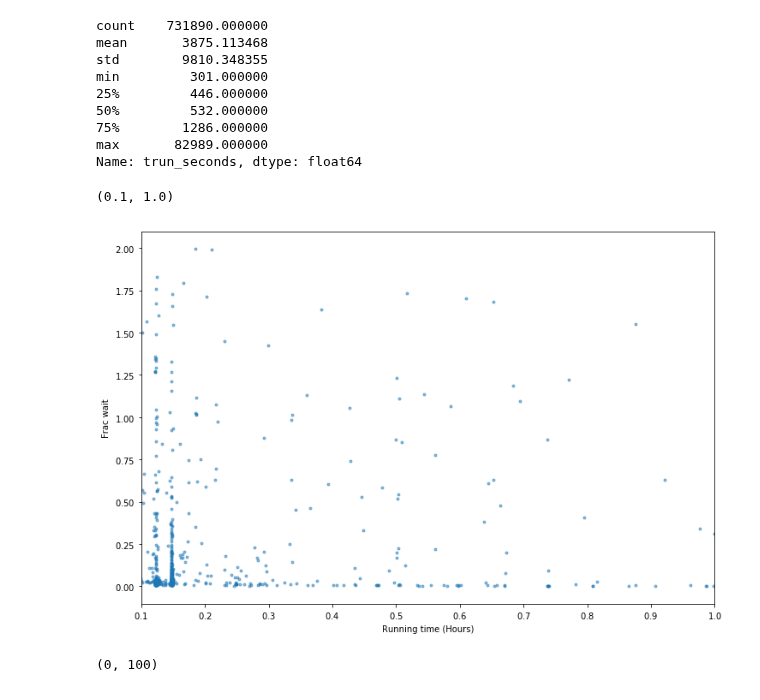
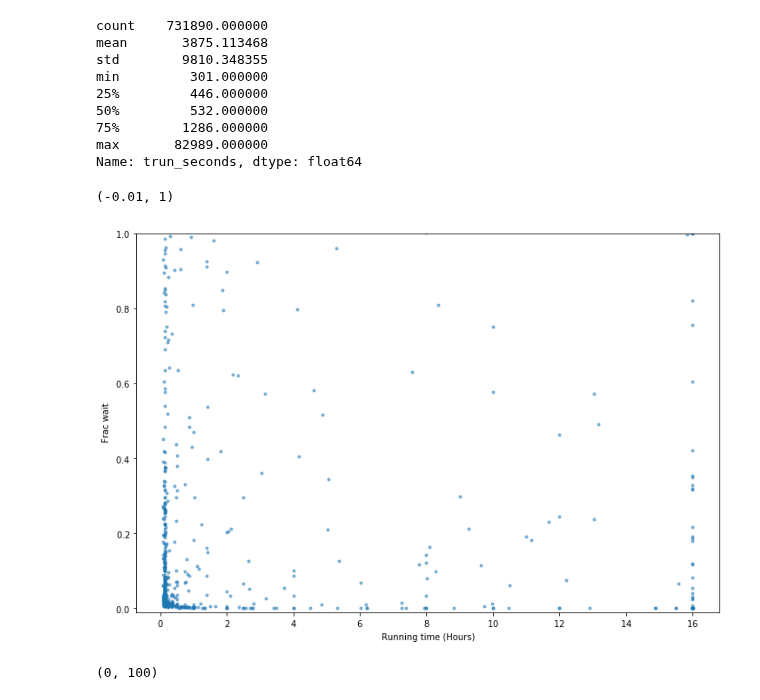
Before and after one commit to prateek-s/scispot, a Jupyter notebook: data/hpc-job-wait-times.ipynb, the cells around one changed output. Drawn from its saved outputs; the diff is of its cells as text; code cells hidden in the pictures.

```diff
--- a/data/hpc-job-wait-times.ipynb
+++ b/data/hpc-job-wait-times.ipynb
@@ -106,8 +106,10 @@ plt.scatter(X,Y)
 [figure]
 # %%
 cdf = df[df['job_status']=='COMPLETED']
+# %%
+cdf = df
 # %%
-cdf = cdf[cdf['twait_seconds']/cdf['trun_seconds'] < 2.0]
+#cdf = cdf[cdf['twait_seconds']/cdf['trun_seconds'] < 2.0]
 # %%
 cdf = cdf[cdf['trun_seconds'] != 0]
 # %%
@@ -168,15 +170,15 @@ import numpy as np
 # %%
 sampled_cdf = cdf.sample(1000)
 fig, ax = plt.subplots()
 
 fig.set_size_inches((12,8))
-ax.scatter(sampled_cdf['trun_seconds']/3600.0, sampled_cdf['twait_seconds']/sampled_cdf['trun_seconds'],marker='.',alpha=0.5)
+ax.scatter(sampled_cdf['trun_seconds']/3600.0, sampled_cdf['twait_seconds']/sampled_cdf['trun_seconds'], marker='.',alpha=0.5)
 ax.set_xlabel("Running time (Hours)")
 ax.set_ylabel("Frac wait")
-ax.set_xlim((0.1,1.0))
+ax.set_ylim((-0.01,1))
 # %% [output]
-(0.1, 1.0)
+(-0.01, 1)
-[figure, old version]
+[figure, new version]
 # %%
 fig, ax = plt.subplots()
 
```
Also changed, not shown: parts of 2 cells of this notebook, 4 other files.
